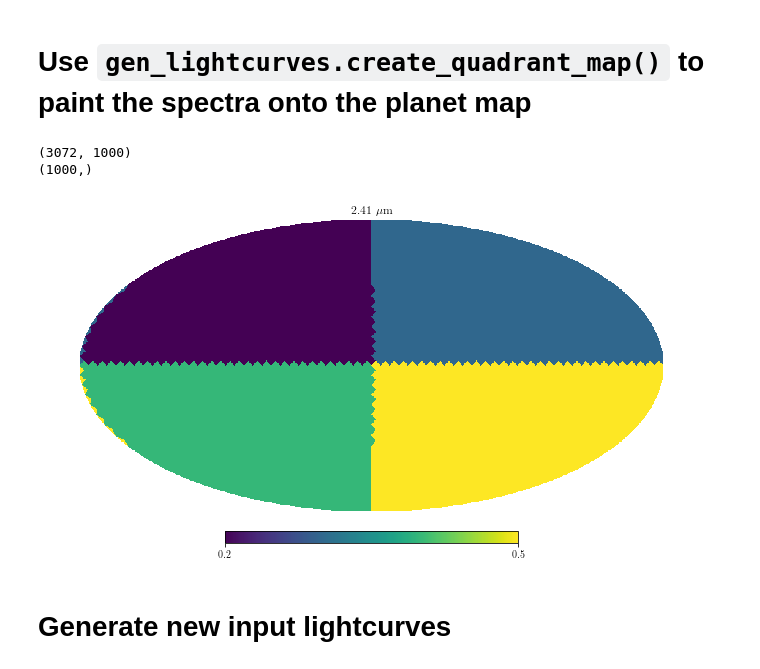
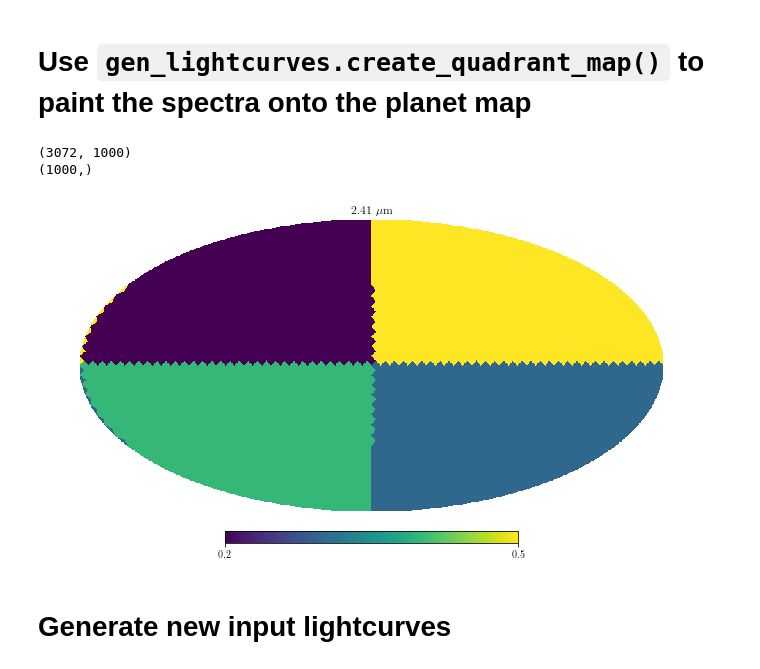
Before and after one commit to multidworlds/eigenspectra, a Jupyter notebook: master_spidermanalltheway.ipynb, the cells around one changed output. Saved outputs shown, nothing was run; the diff lists cells and outputs as text; code cells hidden in the pictures.

```diff
--- a/master_spidermanalltheway.ipynb
+++ b/master_spidermanalltheway.ipynb
@@ -123,14 +123,14 @@ Text(0, 0.5, 'Fp/Fs')
 # %% [markdown]
 # Use `gen_lightcurves.create_quadrant_map()` to paint the spectra onto the planet map
 # %%
-spaxels = gen_lightcurves.create_quadrant_map(f1, f2, f3, f4)
+spaxels = gen_lightcurves.create_quadrant_map(f1, f4, f3, f2)
 print(np.shape(spaxels))#3072
 print(np.shape(f1))
 show_orig_map(lamhr, spaxels);
 # %% [output]
 (3072, 1000)
 (1000,)
-[figure, old version]
+[figure, new version]
 # %% [markdown]
 # Generate new input lightcurves
 # %%
```
Also changed, not shown: parts of 7 cells of this notebook.
